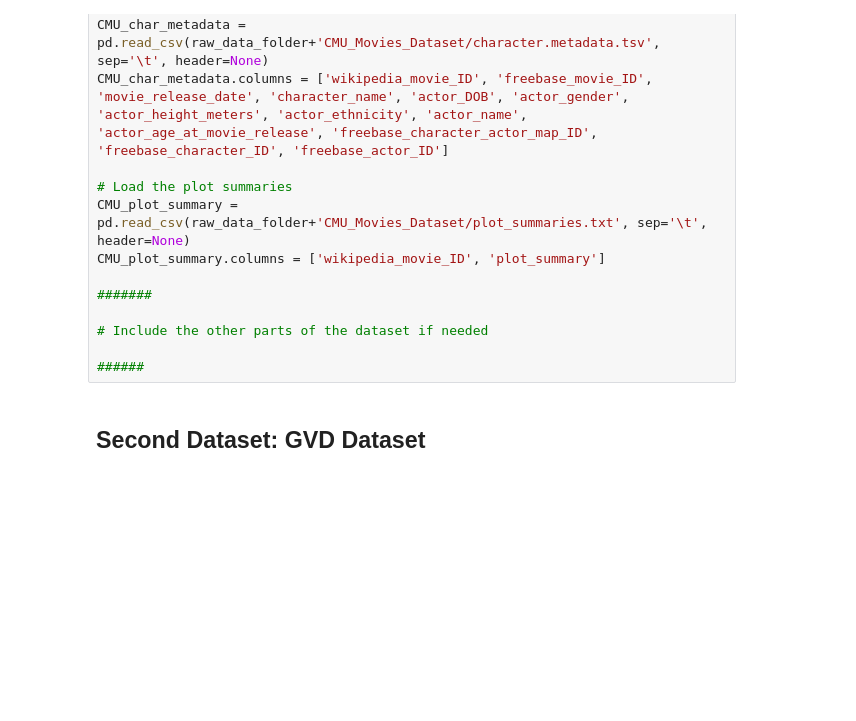
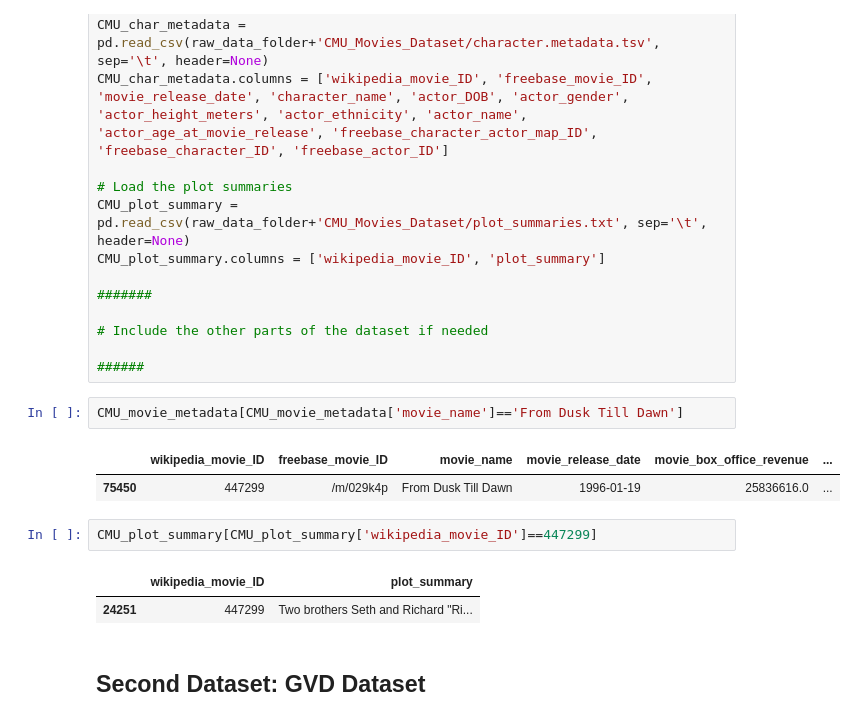
Before and after one commit to epfl-ada/ada-2024-project-alligatorsdontapologize24, a Jupyter notebook: src/Exploratory_Data_Analysis.ipynb, the cells around one changed output. Cells and saved outputs as stored; diff of their text form; blank space fills up the shorter version.

```diff
--- a/src/Exploratory_Data_Analysis.ipynb
+++ b/src/Exploratory_Data_Analysis.ipynb
@@ -27,6 +29,16 @@ CMU_plot_summary.columns = ['wikipedia_movie_ID', 'plot_summary']
 # Include the other parts of the dataset if needed
 
 ######
+# %%
+CMU_movie_metadata[CMU_movie_metadata['movie_name']=='From Dusk Till Dawn']
+# %% [output]
+|  | wikipedia_movie_ID | freebase_movie_ID | movie_name | movie_release_date | movie_box_office_revenue | ... |
+| 75450 | 447299 | /m/029k4p | From Dusk Till Dawn | 1996-01-19 | 25836616.0 | ... |
+# %%
+CMU_plot_summary[CMU_plot_summary['wikipedia_movie_ID']==447299]
+# %% [output]
+|  | wikipedia_movie_ID | plot_summary |
+| 24251 | 447299 | Two brothers Seth and Richard "Ri... |
 # %% [markdown]
 ## Second Dataset: GVD Dataset
 # %%
```
Also changed, not shown: parts of 11 cells of this notebook.
